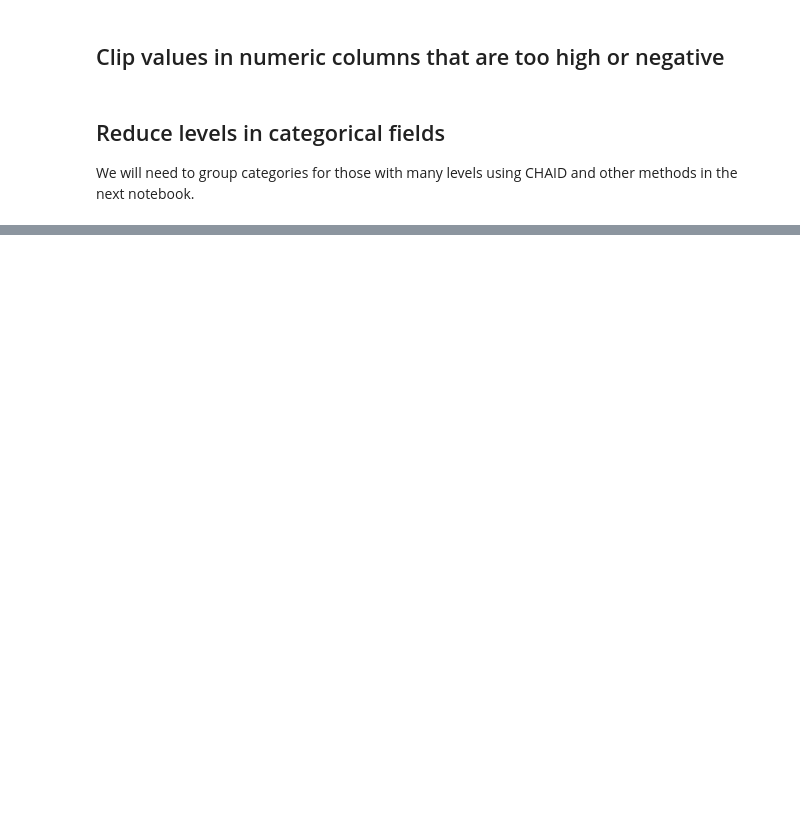
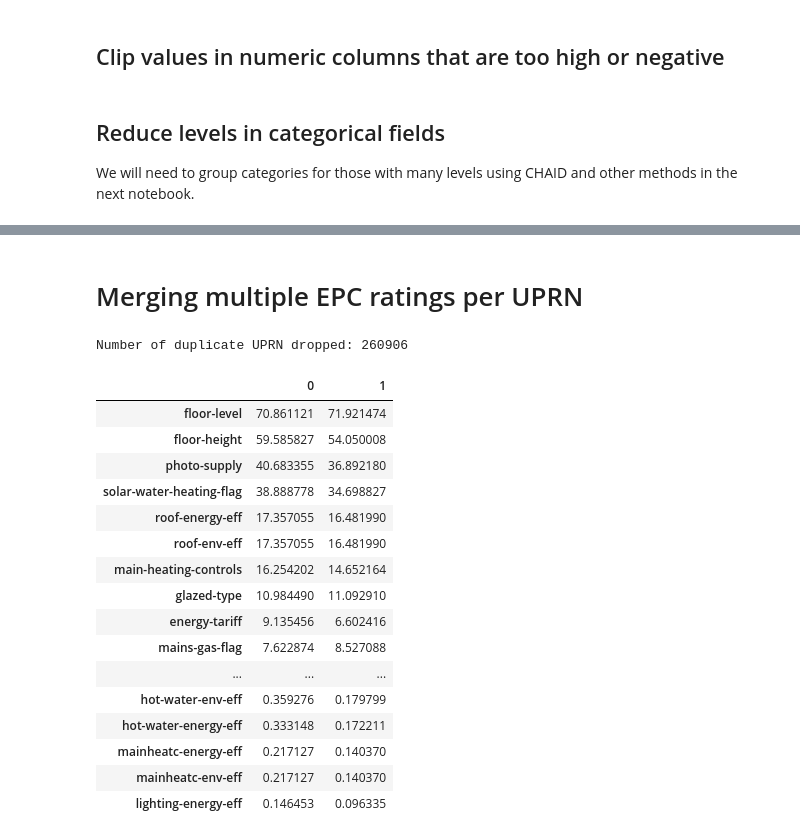
Before and after one commit to mikecoughlan/DSSG_WMCA, a Jupyter notebook: notebooks/data_cleaning.ipynb, the cells around one changed output, grey strips where cells are left out. Saved outputs shown, nothing was run; the diff lists cells and outputs as text; code cells hidden in the pictures; blank space fills up the shorter version.

```diff
--- a/notebooks/data_cleaning.ipynb
+++ b/notebooks/data_cleaning.ipynb
@@ -29,2 +18,7 @@ df = df[df.ladnm.isin(counties)]
+# %%
+house_gdf = geopandas.GeoDataFrame(
+    df[['uprn', 'LATITUDE', 'LONGITUDE']],
+    geometry=geopandas.points_from_xy(df.LONGITUDE, df.LATITUDE),
+    crs='epsg:4326')
 # %%
 uk_shp = geopandas.read_file('/content/drive/MyDrive/WMCA/WMCA Shapefile/LAD_DEC_2021_GB_BFC.shp')
@@ -174,8 +166,8 @@ df.drop([
         'floor-env-eff', 'floor-energy-eff', 'unheated-corridor-length',
         'county', 'heat-loss-corridor', 'flat-top-storey',
         # Remove unnecessary variables
-        'oa11cd', 'lsoa11cd', 'msoa11cd', 'lsoa11nm', 'msoa11nm',
-        'local-authority-label',
+        'msoa_code', 'msoa', 'lsoa_code', 'lsoa', 'building-reference-number',
+        'local-authority-label', 'posttown',
         # Remove variables with high % missing and similar variables
         'low-energy-fixed-light-count', 'fixed-lighting-outlets-count'
         ],
@@ -286,2 +278,39 @@ built-form                       6
 dtype: int64
+# %% [markdown]
+# Merging multiple EPC ratings per UPRN
+# %%
+df_sorted = df.sort_values('inspection-date')
+uprn_filled = df_sorted.fillna(df_sorted.groupby('uprn').transform('last'))
+uprn_df = uprn_filled.drop_duplicates(subset="uprn", keep = 'last')
+# %%
+final_percent_missing = uprn_df.isnull().sum() * 100 / len(uprn_df)
+final_percent_missing.sort_values(ascending=False, inplace=True)
+final_percent_missing.rename("uprn")
+
+percent_missing = df.isnull().sum() * 100 / len(df)
+percent_missing.sort_values(ascending=False, inplace=True)
+# %%
+print(f"Number of duplicate UPRN dropped: {len(df)-len(uprn_df)}")
+# %% [output]
+Number of duplicate UPRN dropped: 260906
+# %%
+pd.concat([percent_missing, final_percent_missing], axis=1)[:30]
+# %% [output]
+|  | 0 | 1 |
+| floor-level | 70.861121 | 71.921474 |
+| floor-height | 59.585827 | 54.050008 |
+| photo-supply | 40.683355 | 36.892180 |
+| solar-water-heating-flag | 38.888778 | 34.698827 |
+| roof-energy-eff | 17.357055 | 16.481990 |
+| roof-env-eff | 17.357055 | 16.481990 |
+| main-heating-controls | 16.254202 | 14.652164 |
+| glazed-type | 10.984490 | 11.092910 |
+| energy-tariff | 9.135456 | 6.602416 |
+| mains-gas-flag | 7.622874 | 8.527088 |
+| ... | ... | ... |
+| hot-water-env-eff | 0.359276 | 0.179799 |
+| hot-water-energy-eff | 0.333148 | 0.172211 |
+| mainheatc-energy-eff | 0.217127 | 0.140370 |
+| mainheatc-env-eff | 0.217127 | 0.140370 |
+| lighting-energy-eff | 0.146453 | 0.096335 |
 # %%
```
Also changed, not shown: parts of 12 cells of this notebook.
